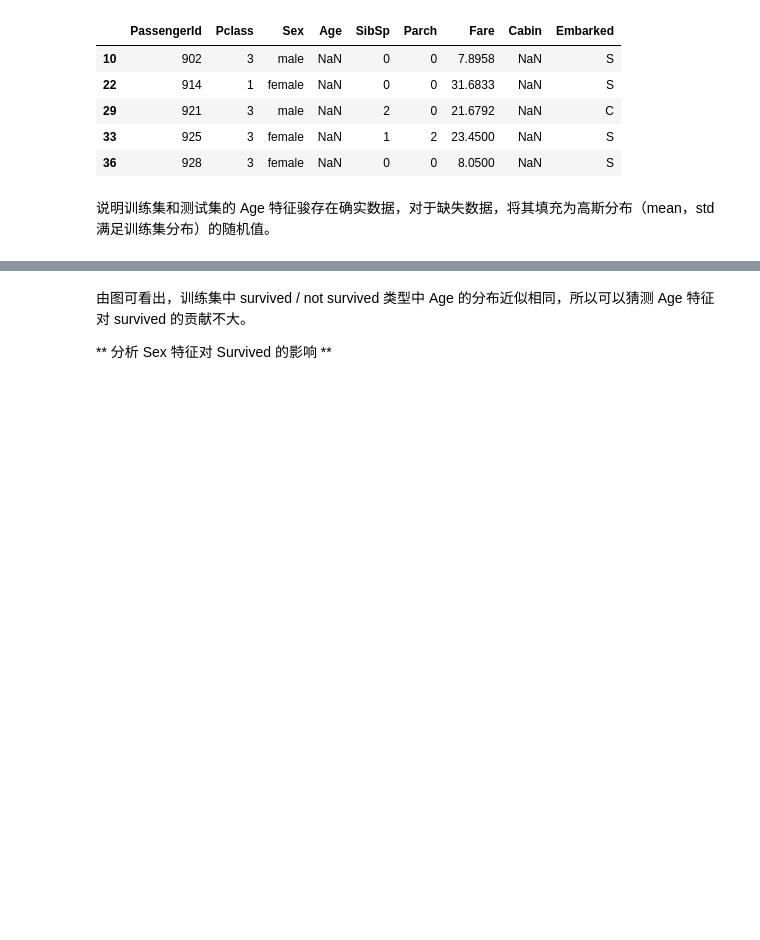
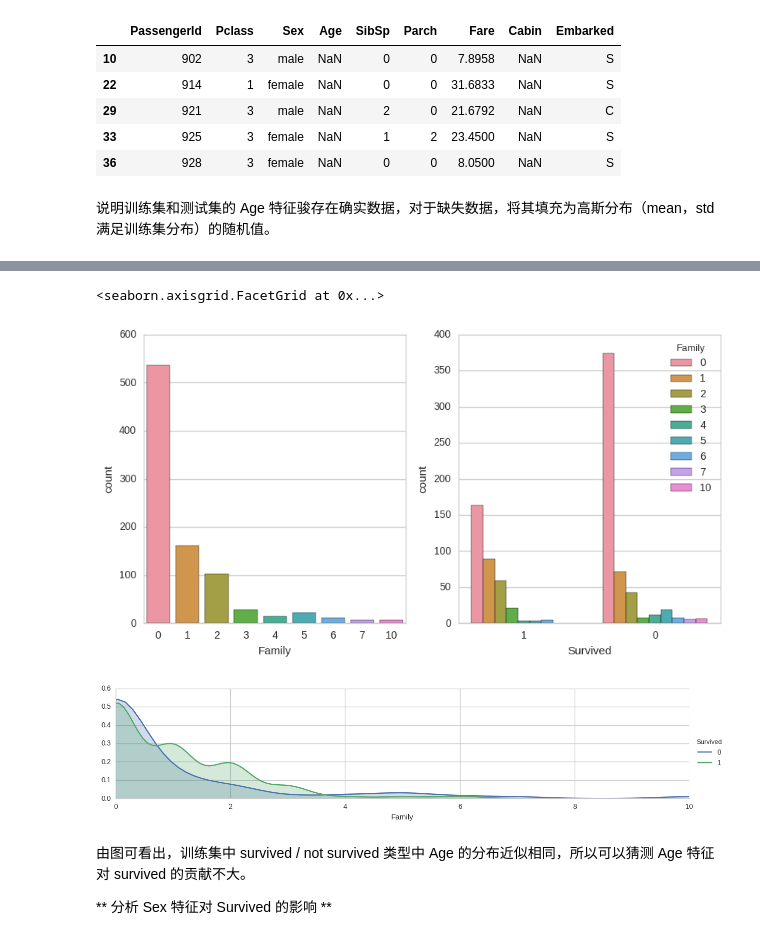
Before and after one commit to SunnyMarkLiu/Kaggle_Titanic, a Jupyter notebook: Analyse_Datasets.ipynb, the cells around one changed output, grey strips where cells are left out. Drawn from its saved outputs; the diff is of its cells as text; code cells hidden in the pictures; blank space fills up the shorter version.

```diff
--- a/Analyse_Datasets.ipynb
+++ b/Analyse_Datasets.ipynb
@@ -225,0 +252,3 @@ sns.barplot(x='Age', y='Survived', data=average_age)
+# %%
+train_data.drop('Cabin', axis=1, inplace=True)
+test_data.drop('Cabin', axis=1, inplace=True)
@@ -225,0 +265,10 @@ sns.barplot(x='Age', y='Survived', data=average_age)
+# %%
+# Parch 和 SibSp 特征组合成 Family 特征
+train_data['Family'] = train_data['Parch'] + train_data['SibSp']
+test_data['Family'] = test_data['Parch'] + test_data['SibSp']
+
+# drop Parch & SibSp
+train_data.drop(['Parch', 'SibSp'], axis=1, inplace=True)
+test_data.drop(['Parch', 'SibSp'], axis=1, inplace=True)
+
+train_data.head()
@@ -226,3 +282,19 @@ sns.barplot(x='Age', y='Survived', data=average_age)
+# %%
+fig, (axis1, axis2) = plt.subplots(1,2, figsize=(10,5))
+
+sns.countplot(x='Family', data=train_data, ax=axis1)
+sns.countplot(x='Survived', hue='Family', data=train_data, ax=axis2, order=[1,0])
+
+# peaks for survived/not survived passengers by Family， aspect设置绘图的大小
+facet = sns.FacetGrid(train_data, hue="Survived",aspect=4)
+# 拟合和绘制一元或二元概率密度分布
+facet.map(sns.kdeplot,'Family',shade= True)
+facet.set(xlim=(0, train_data['Family'].max()))
+facet.add_legend()
+# %% [output]
+<seaborn.axisgrid.FacetGrid at 0x...>
+[figure, added]
+[figure, added]
 # %% [markdown]
 由图可看出，训练集中 survived / not survived 类型中 Age 的分布近似相同，所以可以猜测 Age 特征对 survived 的贡献不大。
 
```
Also changed, not shown: parts of 23 cells of this notebook.
